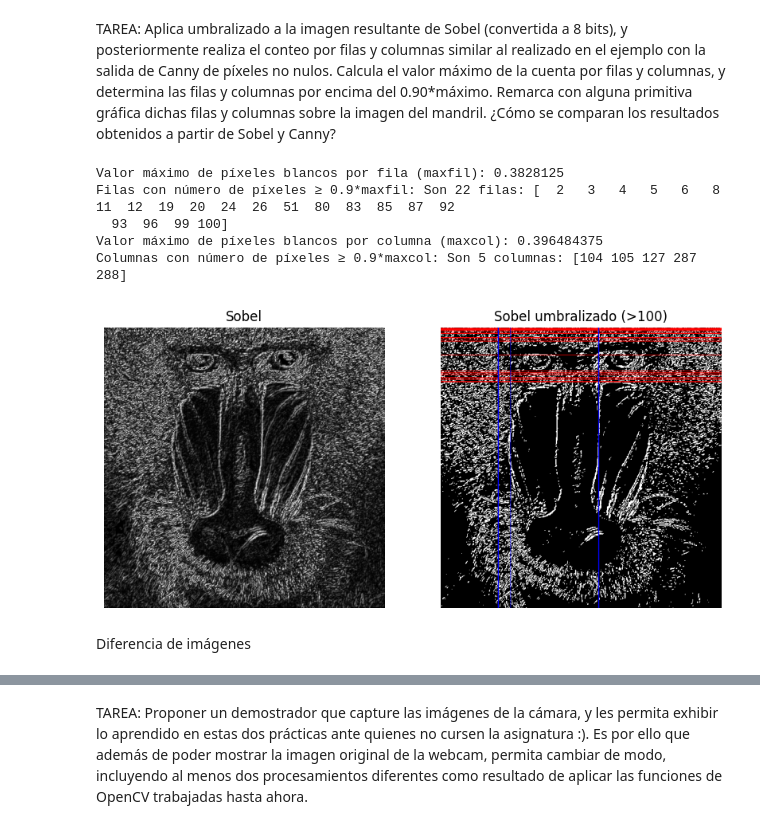
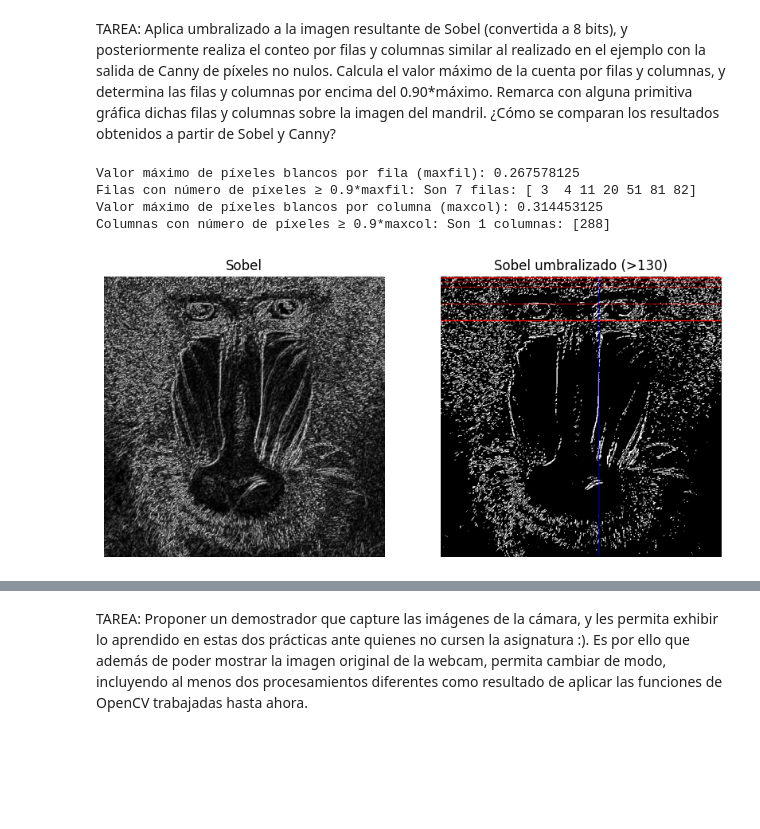
Before and after one commit to lauraheerrera/VC, a Jupyter notebook: P2/VC_P2.ipynb, the cells around one changed output, grey strips where cells are left out. Cells and saved outputs as stored; diff of their text form; code cells hidden in the pictures; blank space fills up the shorter version.

```diff
--- a/P2/VC_P2.ipynb
+++ b/P2/VC_P2.ipynb
@@ -79,7 +79,7 @@ sobel = cv2.add(sobelx, sobely)
 sobel8np = np.uint8(np.abs(sobel))
 
 # Umbralizado de Sobel
-umbral_val = 100
+umbral_val = 130
 _, sobel_umbral = cv2.threshold(sobel8np, umbral_val, 255, cv2.THRESH_BINARY)
 
 # Conteo por fila y normalización
@@ -100,39 +100,36 @@ umbral_columnas = 0.9 * maxcol
 posicion_columnas = np.where(cols >= umbral_columnas)[0]
 
 print(f"Valor máximo de píxeles blancos por fila (maxfil): {maxfil}")
 print(f"Filas con número de píxeles ≥ 0.9*maxfil: Son {len(posicion_filas)} filas: {posicion_filas}")
 print(f"Valor máximo de píxeles blancos por columna (maxcol): {maxcol}")
 print(f"Columnas con número de píxeles ≥ 0.9*maxcol: Son {len(posicion_columnas)} columnas: {posicion_columnas}")
 
 # --- Gráfica ---
 plt.figure(figsize=(10,5))
 
 plt.subplot(1, 2, 1)
 plt.imshow(cv2.cvtColor(sobel8np, cv2.COLOR_BGR2RGB))
 plt.axis("off")
 plt.title("Sobel")
 
 plt.subplot(1, 2, 2)
 mandril_color = cv2.cvtColor(sobel_umbral, cv2.COLOR_GRAY2BGR)
 
 # Dibujar filas en rojo
 for f in posicion_filas:
     cv2.line(mandril_color, (0, f), (mandril_color.shape[1]-1, f), (0, 0, 255), 1)
 
 # Dibujar columnas en azul
 for c in posicion_columnas:
     cv2.line(mandril_color, (c, 0), (c, mandril_color.shape[0]-1), (255, 0, 0), 1)
 
 plt.imshow(cv2.cvtColor(mandril_color, cv2.COLOR_BGR2RGB))
 plt.axis("off")
-plt.title("Sobel umbralizado (>100)")
+plt.title("Sobel umbralizado (>130)")
 plt.show()
 # %% [output]
-Valor máximo de píxeles blancos por fila (maxfil): 0.3828125
-Filas con número de píxeles ≥ 0.9*maxfil: Son 22 filas: [  2   3   4   5   6   8  11  12  19  20  24  26  51  80  83  85  87  92
-  93  96  99 100]
-Valor máximo de píxeles blancos por columna (maxcol): 0.396484375
-Columnas con número de píxeles ≥ 0.9*maxcol: Son 5 columnas: [104 105 127 287 288]
+Valor máximo de píxeles blancos por fila (maxfil): 0.267578125
+Filas con número de píxeles ≥ 0.9*maxfil: Son 7 filas: [ 3  4 11 20 51 81 82]
+Valor máximo de píxeles blancos por columna (maxcol): 0.314453125
+Columnas con número de píxeles ≥ 0.9*maxcol: Son 1 columnas: [288]
-[figure, old version]
+[figure, new version]
-# %% [markdown]
-Diferencia de imágenes
```
Also changed, not shown: parts of 6 cells of this notebook.
